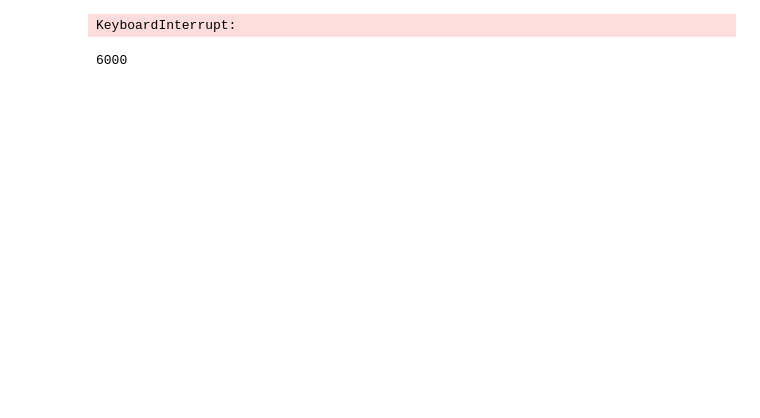
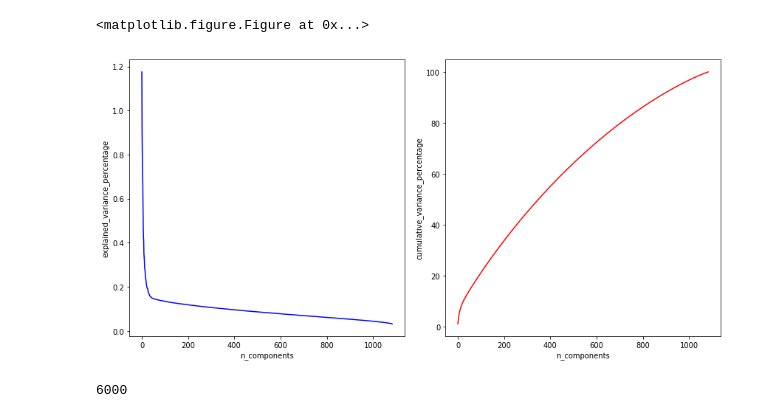
Before and after one commit to bs672/Image-Classification-Machine-Learning, a Jupyter notebook: Comp.ipynb, the cells around one changed output. Drawn from its saved outputs; the diff is of its cells as text; code cells hidden in the pictures; blank space fills up the shorter version.

```diff
--- a/Comp.ipynb
+++ b/Comp.ipynb
@@ -21,31 +21,32 @@ seeds = np.loadtxt(os.getcwd() + '/InitialData/Seed.csv', delimiter=',')
 n_samples, n_features = X.shape
 # %%
 def plt_PCA(X) :
-    X_std = StandardScaler().fit_transform(X)
+    X_std = StandardScaler(with_std=False).fit_transform(X)
 
     pca = PCA()
     # Plot the PCA spectrum
     pca.fit(X_std)
 
     plt.clf()
     fig = plt.figure(figsize=(12, 6))
 
     ax1 = fig.add_subplot(121)
     ax1.plot(pca.explained_variance_ratio_ * 100, 'b-')
     ax1.set_xlabel('n_components')
     ax1.set_ylabel('explained_variance_percentage')
 
     ax2 = fig.add_subplot(122)
     ax2.plot(pca.explained_variance_ratio_.cumsum() * 100, 'r-')
     ax2.set_xlabel('n_components')
     ax2.set_ylabel('cumulative_variance_percentage')
 
     plt.tight_layout()
     plt.show()
 
 plt_PCA(X)
 # %% [output]
-KeyboardInterrupt:
+<matplotlib.figure.Figure at 0x...>
+[figure, added]
 # %%
 # X_std = StandardScaler().fit_transform(X)
 
```
Also changed, not shown: parts of 19 cells of this notebook, 2 other files.
